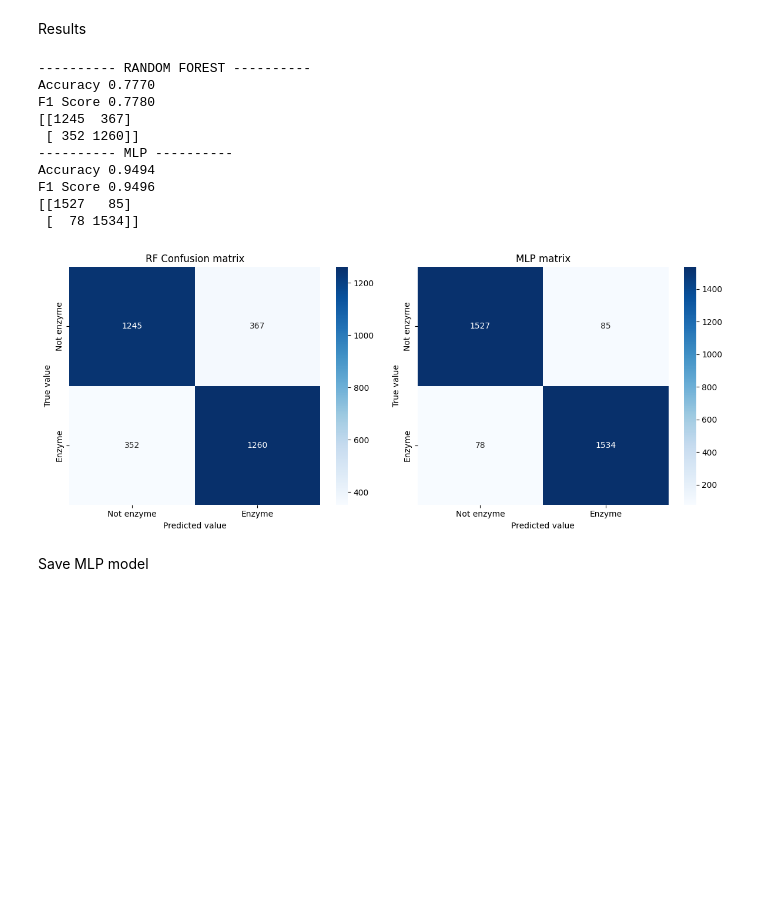
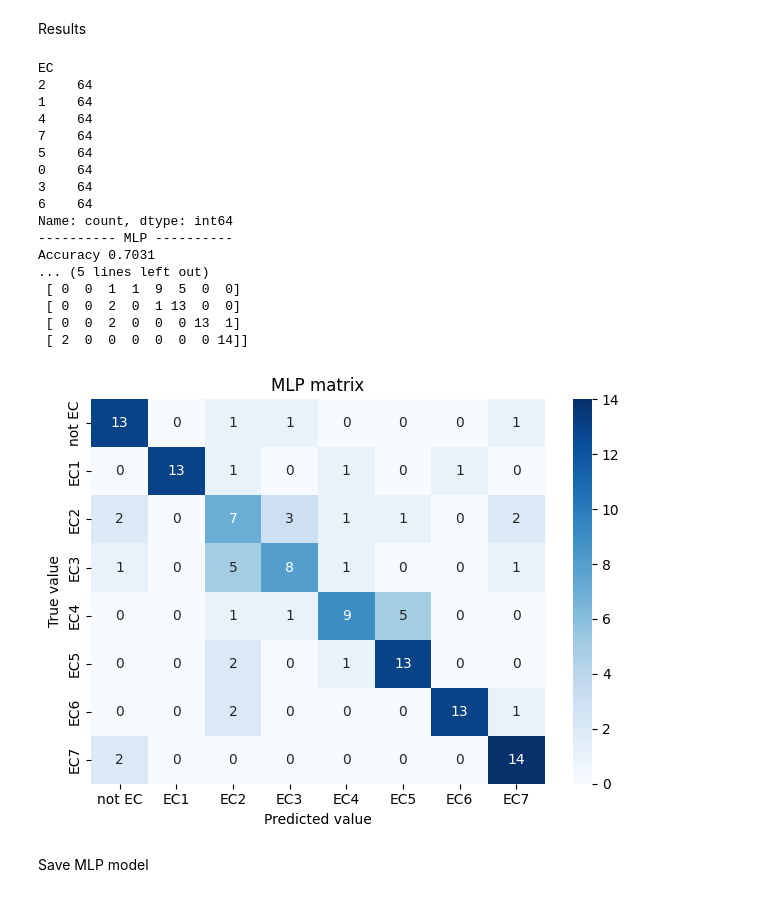
Before and after one commit to MatiJens/enzyme-classification, a Jupyter notebook: learning_models.ipynb, the cells around one changed output. Cells and saved outputs as stored; diff of their text form; code cells hidden in the pictures; blank space fills up the shorter version.

```diff
--- a/learning_models.ipynb
+++ b/learning_models.ipynb
@@ -74,8 +78,7 @@ x_train_tensor = torch.tensor(x_train.to_numpy(), dtype=torch.float32)
 y_train_tensor = torch.tensor(y_train.to_numpy(), dtype=torch.long)
 
 # Create MLP model
-input_len = x_test_tensor.shape[1]
-model_MLP = MLP_enzymes(input_len)
+model_MLP = MLP_enzymes()
 
 # Train model
 train_mlp(model_MLP, x_train_tensor, y_train_tensor)
@@ -89,11 +92,10 @@ with torch.no_grad():
     y_predict_MLP = model_MLP(x_test_tensor)
 
 # If predict >0.5 turn it into 1.0 (enzyme), if not turn it into 0.0(not-enzyme)
-y_predict_probs = torch.sigmoid(y_predict_MLP)
-y_predict_classes = (y_predict_probs > 0.5).float().squeeze()
+_, predicted_results = torch.max(y_predict_MLP, 1)
 
 # Transform predicted values to numpy
-y_predict_classes_npy = y_predict_classes.cpu().numpy()
+y_predict_classes_npy = predicted_results.cpu().numpy()
 
 # Get evaluation metrics of MLP model
 accuracy_MLP, f1_MLP, conf_matrix_MLP = evaluation_metrics(y_test, y_predict_classes_npy)
@@ -119,52 +121,47 @@ Epoch 600/1000, Loss 0.0821
 # %% [markdown]
 Results
 # %%
+print(y_train.value_counts())
+
 # Create subplots
-fig, axes = plt.subplots(1, 2, figsize=(12, 5))
-
-# Print evaluation metrics of RF
-print("---------- RANDOM FOREST ----------")
-print(f"Accuracy {accuracy_rf:.4f}")
-print(f"F1 Score {f1_rf:.4f}")
-print(f"{conf_matrix_rf}")
-
-# Create RF heatmap of conf_matrix
-sns.heatmap(conf_matrix_rf, annot=True, fmt='d', cmap='Blues',
-            xticklabels=['Not enzyme', 'Enzyme'], yticklabels=['Not enzyme', 'Enzyme'],
-            ax=axes[0])
-axes[0].set_title('RF Confusion matrix')
-axes[0].set_ylabel('True value')
-axes[0].set_xlabel('Predicted value')
+fig, ax = plt.subplots()
 
 # Print evaluation metrics of MLP
 print("---------- MLP ----------")
 print(f"Accuracy {accuracy_MLP:.4f}")
 print(f"F1 Score {f1_MLP:.4f}")
 print(f"{conf_matrix_MLP}")
 
 # Create MLP heatmap of conf_matrix
 sns.heatmap(conf_matrix_MLP, annot=True, fmt='d', cmap='Blues',
-            xticklabels=['Not enzyme', 'Enzyme'], yticklabels=['Not enzyme', 'Enzyme'],
-            ax=axes[1])
-axes[1].set_title('MLP matrix')
-axes[1].set_ylabel('True value')
-axes[1].set_xlabel('Predicted value')
+            xticklabels=['not EC', 'EC1', 'EC2', 'EC3', 'EC4', 'EC5', 'EC6', 'EC7'], yticklabels=['not EC', 'EC1', 'EC2', 'EC3', 'EC4', 'EC5', 'EC6', 'EC7'],
+            ax=ax)
+ax.set_title('MLP matrix')
+ax.set_ylabel('True value')
+ax.set_xlabel('Predicted value')
 
 # Print heatmaps
 plt.tight_layout()
 plt.show()
 # %% [output]
----------- RANDOM FOREST ----------
-Accuracy 0.7770
-F1 Score 0.7780
-[[1245  367]
- [ 352 1260]]
+EC
+2    64
+1    64
+4    64
+7    64
+5    64
+0    64
+3    64
+6    64
+Name: count, dtype: int64
 ---------- MLP ----------
-Accuracy 0.9494
-F1 Score 0.9496
-[[1527   85]
- [  78 1534]]
+Accuracy 0.7031
+... (5 lines left out)
+ [ 0  0  1  1  9  5  0  0]
+ [ 0  0  2  0  1 13  0  0]
+ [ 0  0  2  0  0  0 13  1]
+ [ 2  0  0  0  0  0  0 14]]
-[figure, old version]
+[figure, new version]
 # %% [markdown]
 Save MLP model
 # %%
```
Also changed, not shown: parts of 2 cells of this notebook, 13 other files.
